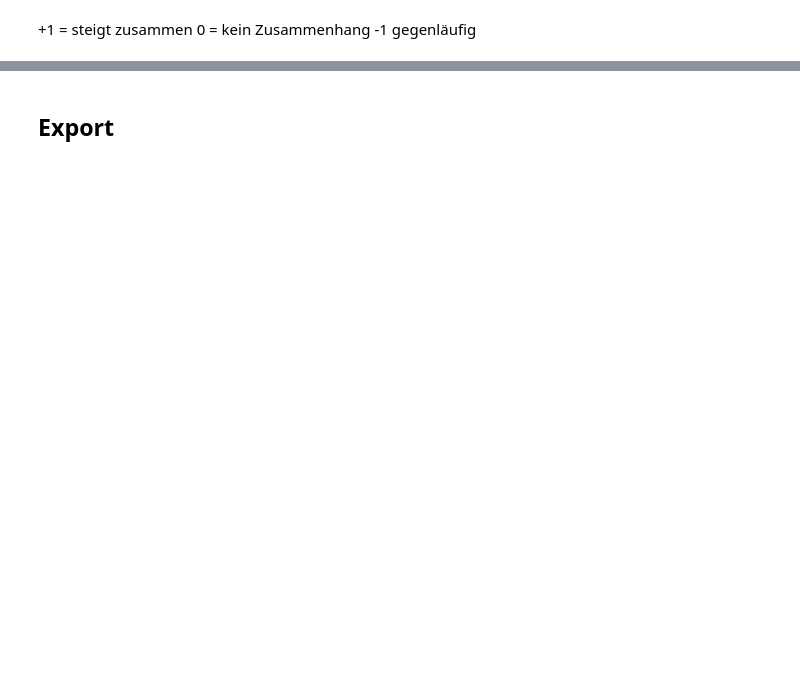
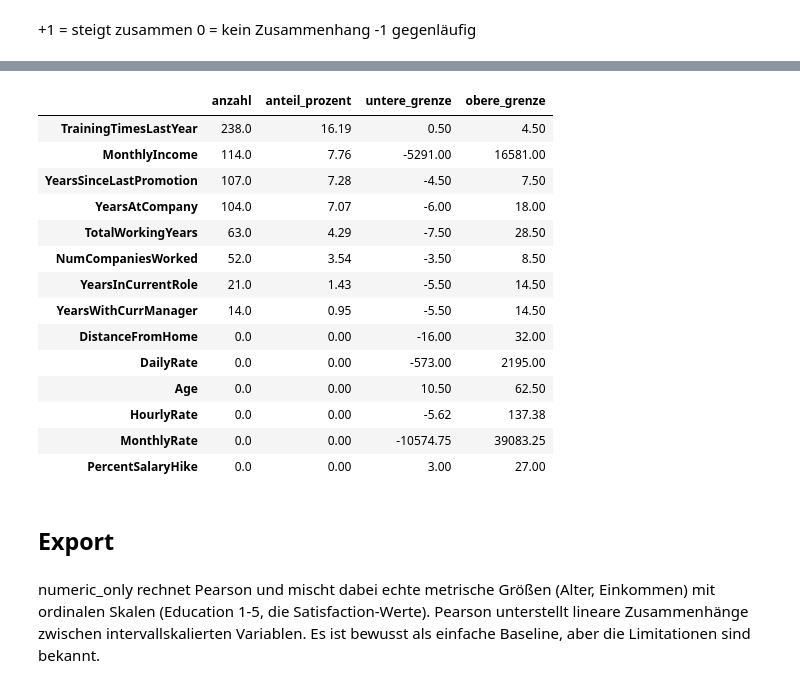
Before and after one commit to giaoHTWnguyen/5.-Semester-Master, a Jupyter notebook: masterarbeit-projekt/code/datensatz_exploration.ipynb, the cells around one changed output, grey strips where cells are left out. Drawn from its saved outputs; the diff is of its cells as text; code cells hidden in the pictures; blank space fills up the shorter version.

```diff
--- a/masterarbeit-projekt/code/datensatz_exploration.ipynb
+++ b/masterarbeit-projekt/code/datensatz_exploration.ipynb
@@ -204,7 +277,7 @@ Name: count, dtype: int64
 # Overtime in Korrelation miteinbringen, weil es ein String ist
 
 
-df['OverTime_num'] = df['OverTime'].map({'Yes': 1, 'No': 0})
+df_referenz['OverTime_num'] = df_referenz['OverTime'].map({'Yes': 1, 'No': 0})
 # %%
 # 2. Grundstatistik für alle Zahlenspalten
 
@@ -230,7 +305,7 @@ df.describe().T
 # %%
 # 3. Berechnung Attrition als Zahl
 
-df['Attrition_num'] = df['Attrition'].map({'Yes' : 1, 'No' : 0})
+df_referenz['Attrition_num'] = df_referenz['Attrition'].map({'Yes' : 1, 'No' : 0})
 # %%
 # 4. Welche Variablen hängen mit Kündigungen zusammen
 
@@ -260,3 +341,48 @@ Name: Attrition_num, dtype: float64
+# %%
+# Metrische Variablen (echte Messwerte, keine ordinalen Codes, keine Hilfsspalten)
+
+metrisch = ['Age', 'MonthlyIncome', 'DailyRate', 'MonthlyRate', 'HourlyRate',
+            'DistanceFromHome', 'TotalWorkingYears', 'YearsAtCompany',
+            'YearsInCurrentRole', 'YearsSinceLastPromotion',
+            'YearsWithCurrManager', 'NumCompaniesWorked', 'PercentSalaryHike',
+            'TrainingTimesLastYear']
+
+ausreisser = {}
+for col in metrisch:
+    Q1 = df_referenz[col].quantile(0.25)
+    Q3 = df_referenz[col].quantile(0.75)
+    IQR = Q3-Q1
+    untere = Q1 - 1.5* IQR # unter erstes Quantil
+    obere = Q3 + 1.5 * IQR # über drittes Quantil
+
+    maske = ((df_referenz[col] < untere) | (df_referenz[col] > obere)) #Wahrheitsfaktor, der für jede Zelle sagt, ob sie außerhalb liegt
+    anzahl = maske.sum()
+
+    ausreisser[col] = {
+        'anzahl': int(anzahl),
+        'anteil_prozent': round(100 * anzahl / len(df_referenz), 2),
+        'untere_grenze': round(untere, 2),
+        'obere_grenze' : round(obere, 2)
+    }
+
+ausreisser_df = pd.DataFrame(ausreisser).T.sort_values('anzahl', ascending=False)
+ausreisser_df
+# %% [output]
+|  | anzahl | anteil_prozent | untere_grenze | obere_grenze |
+| TrainingTimesLastYear | 238.0 | 16.19 | 0.50 | 4.50 |
+| MonthlyIncome | 114.0 | 7.76 | -5291.00 | 16581.00 |
+| YearsSinceLastPromotion | 107.0 | 7.28 | -4.50 | 7.50 |
+| YearsAtCompany | 104.0 | 7.07 | -6.00 | 18.00 |
+| TotalWorkingYears | 63.0 | 4.29 | -7.50 | 28.50 |
+| NumCompaniesWorked | 52.0 | 3.54 | -3.50 | 8.50 |
+| YearsInCurrentRole | 21.0 | 1.43 | -5.50 | 14.50 |
+| YearsWithCurrManager | 14.0 | 0.95 | -5.50 | 14.50 |
+| DistanceFromHome | 0.0 | 0.00 | -16.00 | 32.00 |
+| DailyRate | 0.0 | 0.00 | -573.00 | 2195.00 |
+| Age | 0.0 | 0.00 | 10.50 | 62.50 |
+| HourlyRate | 0.0 | 0.00 | -5.62 | 137.38 |
+| MonthlyRate | 0.0 | 0.00 | -10574.75 | 39083.25 |
+| PercentSalaryHike | 0.0 | 0.00 | 3.00 | 27.00 |
 # %% [markdown]
 ## Export
 # %%
@@ -266,3 +392,5 @@ df.describe().T.to_csv('data/referenzwerte_numerisch.csv')
+# %% [markdown]
+numeric_only rechnet Pearson und mischt dabei echte metrische Größen (Alter, Einkommen) mit ordinalen Skalen (Education 1-5, die Satisfaction-Werte). Pearson unterstellt lineare Zusammenhänge zwischen intervallskalierten Variablen. Es ist bewusst als einfache Baseline, aber die Limitationen sind bekannt.
 # %%
 # 2. Korrelationen
 
```
Also changed, not shown: parts of 33 cells of this notebook, 9 other files.
